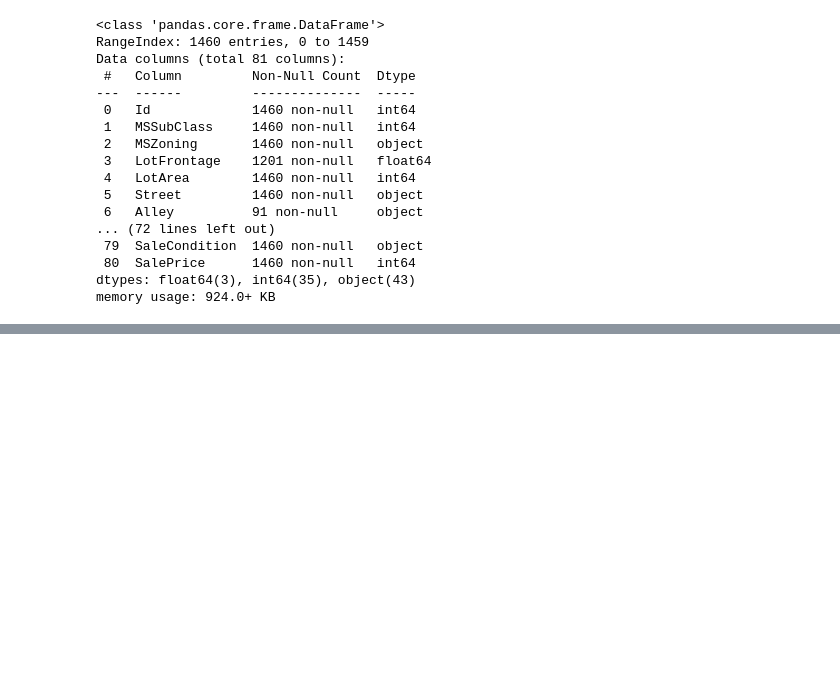
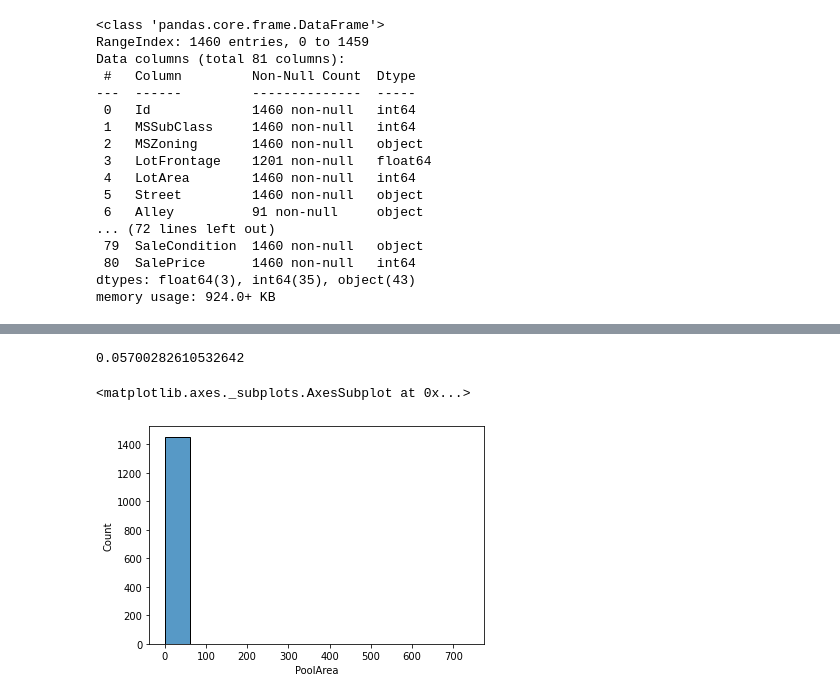
Before and after one commit to sumangupta87/House_Prices_Prediction_Kaggle, a Jupyter notebook: House_Prices_Prediction_Kaggle.ipynb, the cells around one changed output, grey strips where cells are left out. Drawn from its saved outputs; the diff is of its cells as text; code cells hidden in the pictures; blank space fills up the shorter version.

```diff
--- a/House_Prices_Prediction_Kaggle.ipynb
+++ b/House_Prices_Prediction_Kaggle.ipynb
@@ -39,0 +323,18 @@ memory usage: 924.0+ KB
+# %%
+discrete_features = ['MSSubClass', 'MSZoning','Street', 'Alley',
+       'LotShape', 'LandContour', 'Utilities', 'LotConfig', 'LandSlope',
+       'Neighborhood', 'Condition1', 'Condition2', 'BldgType', 'HouseStyle',
+       'OverallQual', 'OverallCond', 'RoofStyle',
+       'RoofMatl', 'Exterior1st', 'Exterior2nd', 'MasVnrType',
+       'ExterQual', 'ExterCond', 'Foundation', 'BsmtQual', 'BsmtCond',
+       'BsmtExposure', 'BsmtFinType1', 'BsmtFinType2',
+        'Heating', 'HeatingQC',
+       'CentralAir', 'Electrical', 'KitchenQual',
+       'Functional', 'FireplaceQu', 'GarageType',
+       'GarageFinish', 'GarageQual', 'GarageCond',
+       'PavedDrive', 'PoolQC', 'Fence', 'MiscFeature', 'SaleType', 'SaleCondition']
+
+continous_features = ['LotFrontage','LotArea','YearBuilt', 'YearRemodAdd',  'MasVnrArea',  'BsmtFinSF1', 'BsmtFinSF2', 'BsmtUnfSF', 'TotalBsmtSF',
+                     '1stFlrSF', '2ndFlrSF', 'LowQualFinSF', 'GrLivArea', 'BsmtFullBath', 'BsmtHalfBath', 'FullBath', 'HalfBath', 'BedroomAbvGr',
+                     'KitchenAbvGr', 'TotRmsAbvGrd', 'Fireplaces', 'GarageYrBlt', 'GarageCars', 'GarageArea', 'WoodDeckSF', 'OpenPorchSF',
+                     'EnclosedPorch', '3SsnPorch','ScreenPorch', 'PoolArea','MiscVal','MoSold', 'YrSold']
@@ -39,0 +381,12 @@ memory usage: 924.0+ KB
+# %%
+# Encoding Categorical Variable with Label Encoding
+from sklearn.preprocessing import LabelEncoder
+labelEncoder = LabelEncoder()
+for i in discrete_features:
+  train_copy.loc[:,i] = labelEncoder.fit_transform(train_copy.loc[:,i])
+  test_copy.loc[:,i] = labelEncoder.fit_transform(test_copy.loc[:,i])
+# %%
+X = train_copy.copy()
+y=X.pop('SalePrice')
+
+dis_fea = X.dtypes == 'int64'
@@ -39,0 +403,6 @@ memory usage: 924.0+ KB
+# %%
+# using sklearn variancethreshold to find constant features
+
+from sklearn.feature_selection import VarianceThreshold
+sel = VarianceThreshold(threshold=0)
+sel.fit(X)  # fit finds the features with zero variance
@@ -39,0 +437,9 @@ memory usage: 924.0+ KB
+# %%
+X['BsmtHalfBath'].var()
+# %% [output]
+0.05700282610532642
+# %%
+sns.histplot(X['PoolArea'])
+# %% [output]
+<matplotlib.axes._subplots.AxesSubplot at 0x...>
+[figure, added]
```
Also changed, not shown: parts of 254 cells of this notebook.
